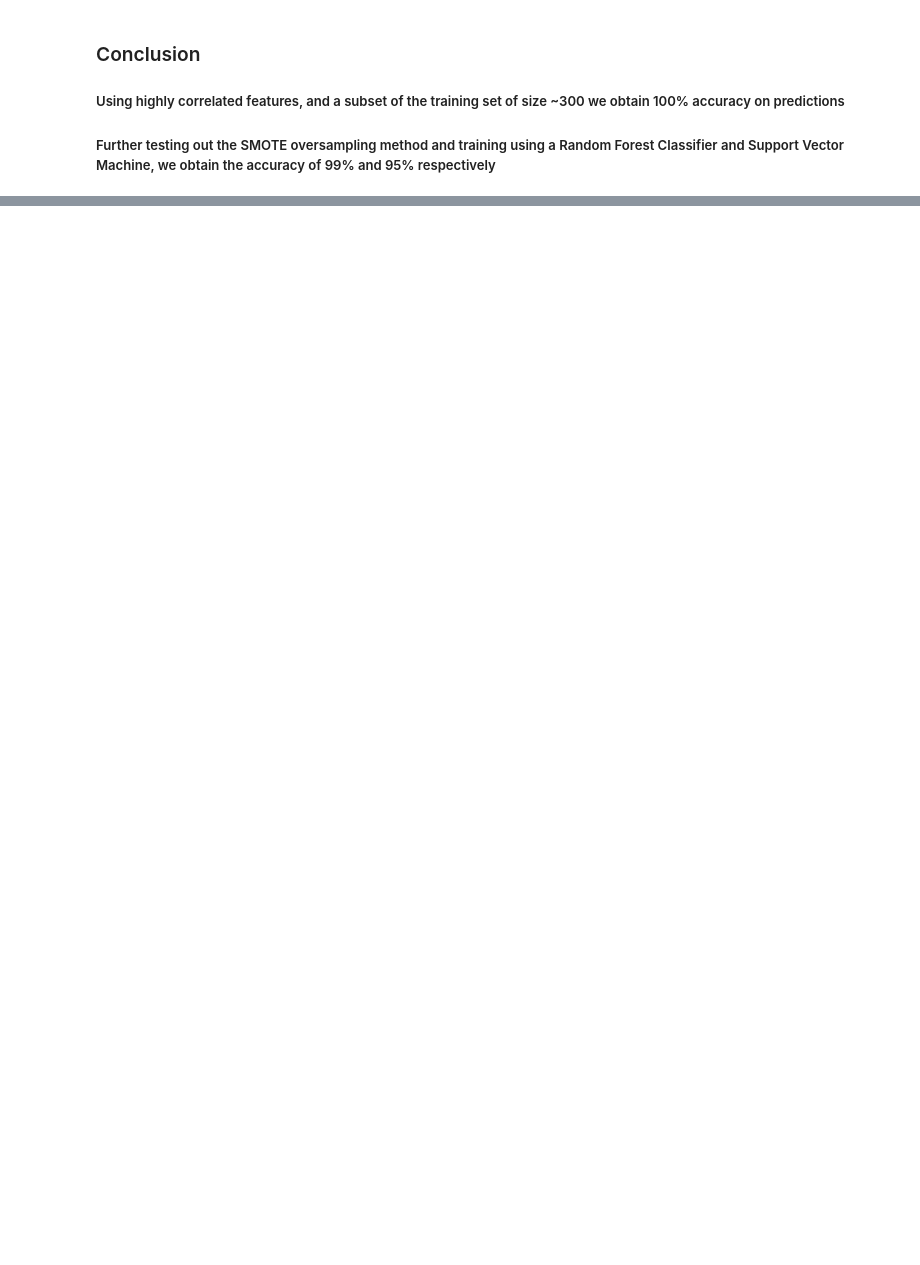
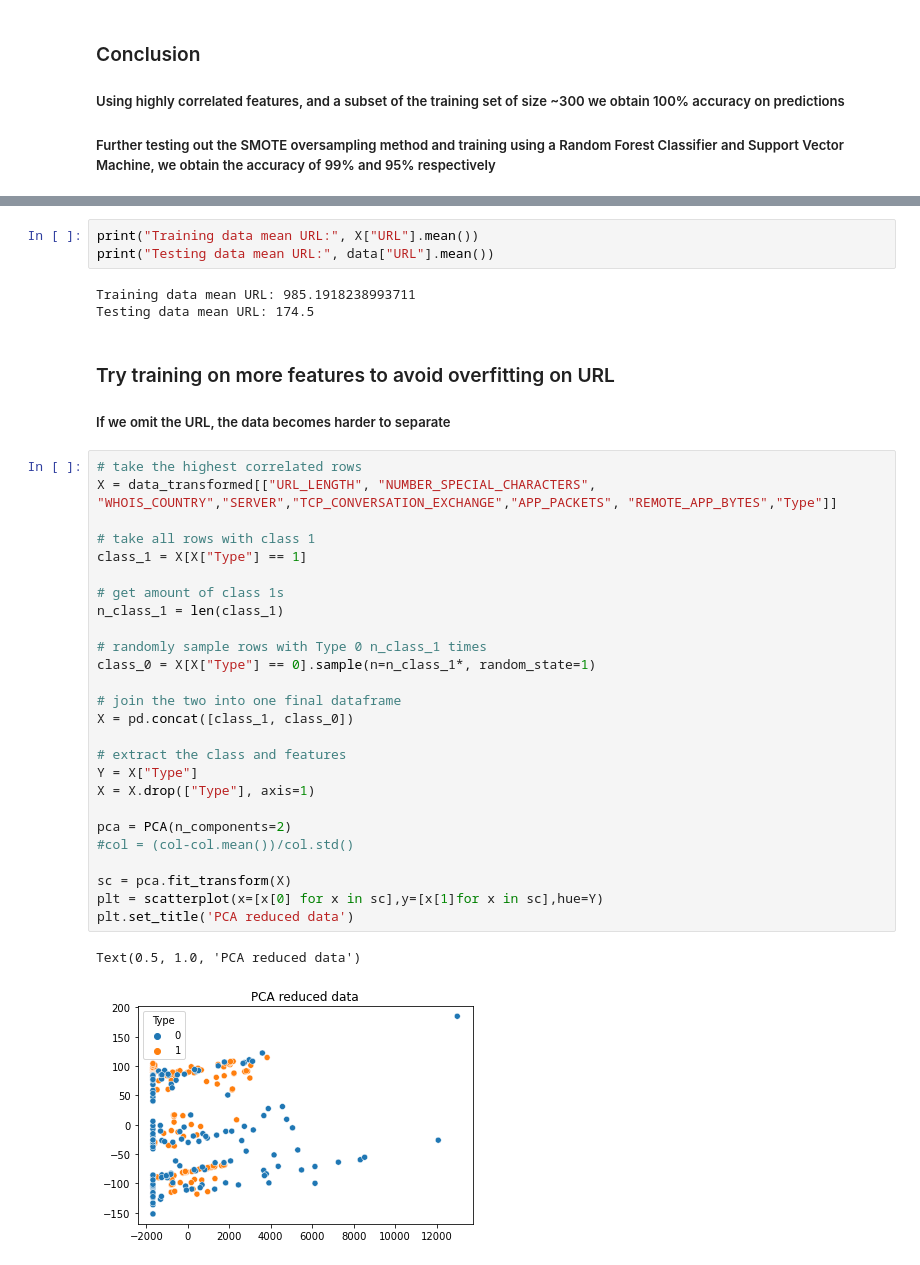
Before and after one commit to jakubhorvath/MachineLearningProject, a Jupyter notebook: project.ipynb, the cells around one changed output, grey strips where cells are left out. Saved outputs shown, nothing was run; the diff lists cells and outputs as text; blank space fills up the shorter version.

```diff
--- a/project.ipynb
+++ b/project.ipynb
@@ -263,0 +387,38 @@ print(accuracy_score(y_test, SVC.predict(X_test)))
+# %%
+print("Training data mean URL:", X["URL"].mean())
+print("Testing data mean URL:", data["URL"].mean())
+# %% [output]
+Training data mean URL: 985.1918238993711
+Testing data mean URL: 174.5
+# %% [markdown]
+### Try training on more features to avoid overfitting on URL
+##### If we omit the URL, the data becomes harder to separate
+# %%
+# take the highest correlated rows
+X = data_transformed[["URL_LENGTH", "NUMBER_SPECIAL_CHARACTERS", "WHOIS_COUNTRY","SERVER","TCP_CONVERSATION_EXCHANGE","APP_PACKETS", "REMOTE_APP_BYTES","Type"]]
+
+# take all rows with class 1
+class_1 = X[X["Type"] == 1]
+
+# get amount of class 1s
+n_class_1 = len(class_1)
+
+# randomly sample rows with Type 0 n_class_1 times
+class_0 = X[X["Type"] == 0].sample(n=n_class_1*, random_state=1)
+
+# join the two into one final dataframe
+X = pd.concat([class_1, class_0])
+
+# extract the class and features
+Y = X["Type"]
+X = X.drop(["Type"], axis=1)
+
+pca = PCA(n_components=2)
+#col = (col-col.mean())/col.std()
+
+sc = pca.fit_transform(X)
+plt = scatterplot(x=[x[0] for x in sc],y=[x[1]for x in sc],hue=Y)
+plt.set_title('PCA reduced data')
+# %% [output]
+Text(0.5, 1.0, 'PCA reduced data')
+[figure, added]
```
Also changed, not shown: parts of 30 cells of this notebook.
